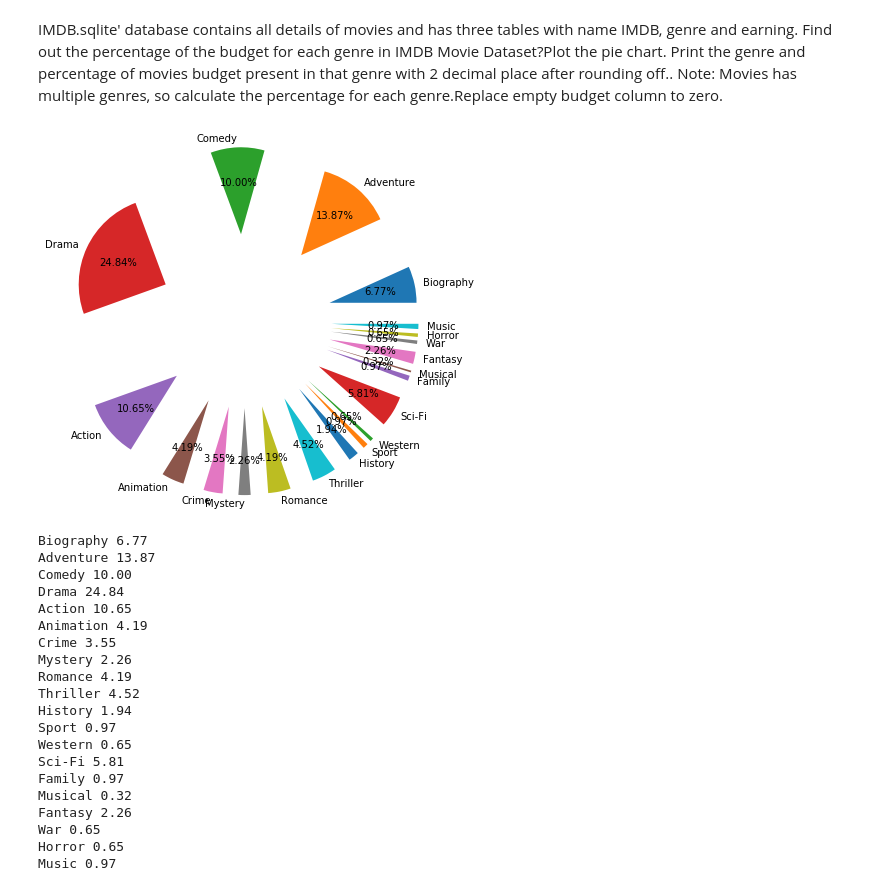
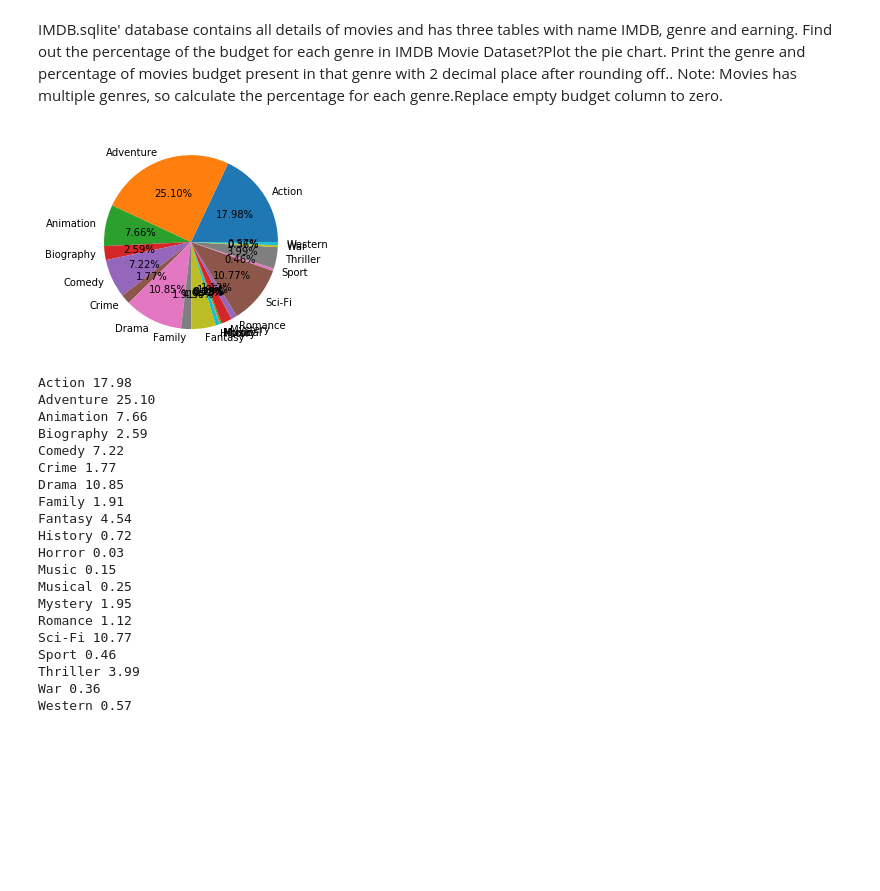
Before and after one commit to ashhadahmad/Data-Science-Practice, a Jupyter notebook: 07 SQLite3/SQLite3 Assignment.ipynb, the cells around one changed output. Drawn from its saved outputs; the diff is of its cells as text; code cells hidden in the pictures; blank space fills up the shorter version.

```diff
--- a/07 SQLite3/SQLite3 Assignment.ipynb
+++ b/07 SQLite3/SQLite3 Assignment.ipynb
@@ -108,44 +108,49 @@ Find out the percentage of the budget for each genre in IMDB Movie Dataset?Plot
 Print the genre and percentage of movies budget present in that genre with 2 decimal place after rounding off..
 Note: Movies has multiple genres, so calculate the percentage for each genre.Replace empty budget column to zero.
 # %%
+## Open and read data file as specified in the question
+## Print the required output in given format
 import sqlite3
 import pandas as pd
 import numpy as np
 import matplotlib.pyplot as plt
 db = sqlite3.connect('IMDB.sqlite')
 imdb = pd.read_sql_query("SELECT * FROM IMDB", db)
 earning = pd.read_sql_query("SELECT * FROM earning", db)
 genre = pd.read_sql_query("SELECT * FROM genre", db)
+imdb["Budget"].fillna(0, inplace = True)
 imdb.loc[imdb["Budget"] == "", "Budget"] = 0
 genre.drop(genre[genre["genre"] == ""].index, inplace = True)
 d = {}
 for i in range(len(genre.Movie_id.values)):
-#     print(genre.genre.values[i], imdb[imdb.Movie_id == genre.Movie_id.values[i]].Budget.values[0])
-    d[genre.genre.values[i]] = d.get(genre.genre.values[i], 0) + int(imdb[imdb.Movie_id == genre.Movie_id.values[0]].Budget.values[0])
+    m = genre.Movie_id.values[i]
+    d[genre.genre.values[i]] = d.get(genre.genre.values[i], 0) + imdb[imdb.Movie_id == m].Budget.values[0]
 df2 = pd.DataFrame(list(d.items()), columns=['Genre', 'TotalBudget'])
-plt.pie(df2.TotalBudget.values, labels = df2.Genre.values, autopct = "%.2f%%", explode = np.ones(20,dtype = int))
+df2.sort_values(by = "Genre", ascending = True, inplace = True)
+plt.pie(df2.TotalBudget.values, labels = df2.Genre.values, autopct = "%.2f%%")
 plt.show()
+
 for i in range(len(df2.TotalBudget.values)):
-    print(df2.Genre.values[i], format(100 * df2.TotalBudget.values[i] / df2.TotalBudget.values.sum(), '.2f'))
+    print(df2.Genre.values[i], format(100 * df2.TotalBudget.values[i] /df2.TotalBudget.values.sum(), '.2f'))
 # %% [output]
-[figure, old version]
+[figure, new version]
-Biography 6.77
-Adventure 13.87
-Comedy 10.00
-Drama 24.84
-Action 10.65
-Animation 4.19
-Crime 3.55
-Mystery 2.26
-Romance 4.19
-Thriller 4.52
-History 1.94
-Sport 0.97
-Western 0.65
-Sci-Fi 5.81
-Family 0.97
-Musical 0.32
-Fantasy 2.26
-War 0.65
-Horror 0.65
-Music 0.97
+Action 17.98
+Adventure 25.10
+Animation 7.66
+Biography 2.59
+Comedy 7.22
+Crime 1.77
+Drama 10.85
+Family 1.91
+Fantasy 4.54
+History 0.72
+Horror 0.03
+Music 0.15
+Musical 0.25
+Mystery 1.95
+Romance 1.12
+Sci-Fi 10.77
+Sport 0.46
+Thriller 3.99
+War 0.36
+Western 0.57
```
Also changed, not shown: parts of 2 cells of this notebook, 3 other files.
